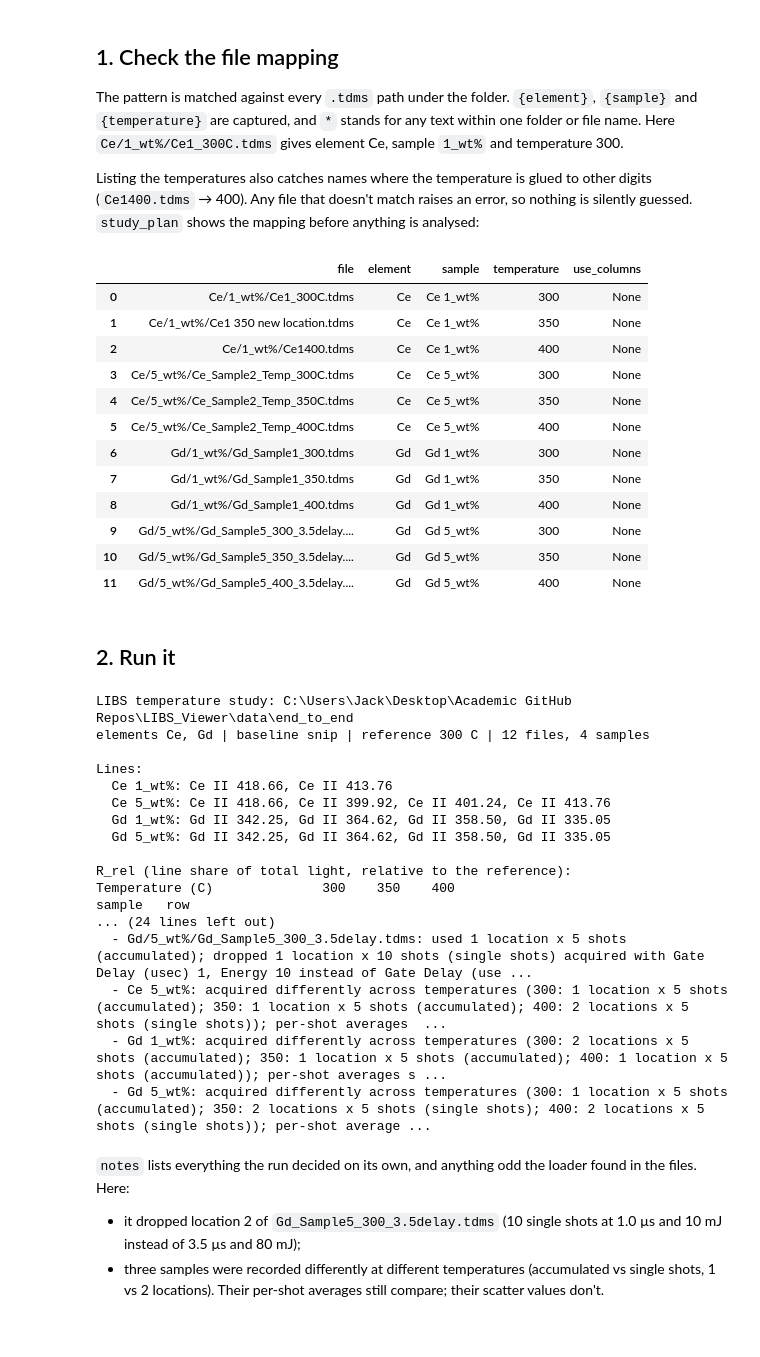
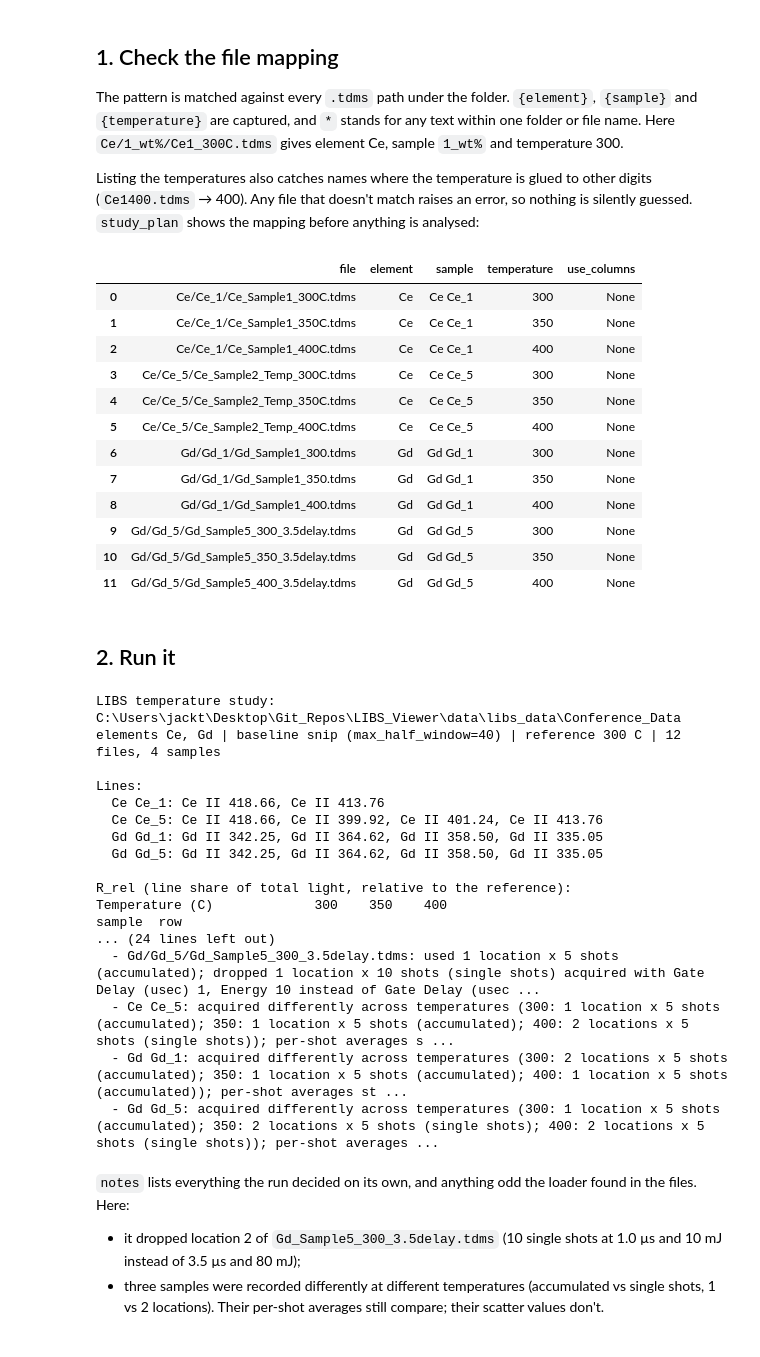
Before and after one commit to smithjt6/LIBS_Viewer, a Jupyter notebook: examples/quick_study.ipynb, the cells around one changed output. Saved outputs shown, nothing was run; the diff lists cells and outputs as text; code cells hidden in the pictures.

```diff
--- a/examples/quick_study.ipynb
+++ b/examples/quick_study.ipynb
@@ -25,25 +25,25 @@ The pattern is matched against every `.tdms` path under the folder. `{element}`,
 
 Listing the temperatures also catches names where the temperature is glued to other digits (`Ce1400.tdms` → 400). Any file that doesn't match raises an error, so nothing is silently guessed. `study_plan` shows the mapping before anything is analysed:
 # %%
-FOLDER = ROOT / 'data' / 'end_to_end'
+FOLDER = ROOT / 'data' / 'libs_data' / 'Conference_Data'
 PATTERN = '{element}/{sample}/*{temperature}*'
 TEMPERATURES = [300, 350, 400]
 
 LV.study_plan(FOLDER, pattern=PATTERN, temperatures=TEMPERATURES)
 # %% [output]
 |  | file | element | sample | temperature | use_columns |
-| 0 | Ce/1_wt%/Ce1_300C.tdms | Ce | Ce 1_wt% | 300 | None |
-| 1 | Ce/1_wt%/Ce1 350 new location.tdms | Ce | Ce 1_wt% | 350 | None |
-| 2 | Ce/1_wt%/Ce1400.tdms | Ce | Ce 1_wt% | 400 | None |
-| 3 | Ce/5_wt%/Ce_Sample2_Temp_300C.tdms | Ce | Ce 5_wt% | 300 | None |
-| 4 | Ce/5_wt%/Ce_Sample2_Temp_350C.tdms | Ce | Ce 5_wt% | 350 | None |
-| 5 | Ce/5_wt%/Ce_Sample2_Temp_400C.tdms | Ce | Ce 5_wt% | 400 | None |
-| 6 | Gd/1_wt%/Gd_Sample1_300.tdms | Gd | Gd 1_wt% | 300 | None |
-| 7 | Gd/1_wt%/Gd_Sample1_350.tdms | Gd | Gd 1_wt% | 350 | None |
-| 8 | Gd/1_wt%/Gd_Sample1_400.tdms | Gd | Gd 1_wt% | 400 | None |
-| 9 | Gd/5_wt%/Gd_Sample5_300_3.5delay.... | Gd | Gd 5_wt% | 300 | None |
-| 10 | Gd/5_wt%/Gd_Sample5_350_3.5delay.... | Gd | Gd 5_wt% | 350 | None |
-| 11 | Gd/5_wt%/Gd_Sample5_400_3.5delay.... | Gd | Gd 5_wt% | 400 | None |
+| 0 | Ce/Ce_1/Ce_Sample1_300C.tdms | Ce | Ce Ce_1 | 300 | None |
+| 1 | Ce/Ce_1/Ce_Sample1_350C.tdms | Ce | Ce Ce_1 | 350 | None |
+| 2 | Ce/Ce_1/Ce_Sample1_400C.tdms | Ce | Ce Ce_1 | 400 | None |
+| 3 | Ce/Ce_5/Ce_Sample2_Temp_300C.tdms | Ce | Ce Ce_5 | 300 | None |
+| 4 | Ce/Ce_5/Ce_Sample2_Temp_350C.tdms | Ce | Ce Ce_5 | 350 | None |
+| 5 | Ce/Ce_5/Ce_Sample2_Temp_400C.tdms | Ce | Ce Ce_5 | 400 | None |
+| 6 | Gd/Gd_1/Gd_Sample1_300.tdms | Gd | Gd Gd_1 | 300 | None |
+| 7 | Gd/Gd_1/Gd_Sample1_350.tdms | Gd | Gd Gd_1 | 350 | None |
+| 8 | Gd/Gd_1/Gd_Sample1_400.tdms | Gd | Gd Gd_1 | 400 | None |
+| 9 | Gd/Gd_5/Gd_Sample5_300_3.5delay.tdms | Gd | Gd Gd_5 | 300 | None |
+| 10 | Gd/Gd_5/Gd_Sample5_350_3.5delay.tdms | Gd | Gd Gd_5 | 350 | None |
+| 11 | Gd/Gd_5/Gd_Sample5_400_3.5delay.tdms | Gd | Gd Gd_5 | 400 | None |
 # %% [markdown]
 ## 2. Run it
 # %%
@@ -51,23 +51,23 @@ result = LV.run_study(FOLDER, elements=['Ce', 'Gd'], baseline='snip',
                       pattern=PATTERN, temperatures=TEMPERATURES)
 print(result.summary())
 # %% [output]
-LIBS temperature study: C:\Users\Jack\Desktop\Academic GitHub Repos\LIBS_Viewer\data\end_to_end
-elements Ce, Gd | baseline snip | reference 300 C | 12 files, 4 samples
+LIBS temperature study: C:\Users\jackt\Desktop\Git_Repos\LIBS_Viewer\data\libs_data\Conference_Data
+elements Ce, Gd | baseline snip (max_half_window=40) | reference 300 C | 12 files, 4 samples
 
 Lines:
-  Ce 1_wt%: Ce II 418.66, Ce II 413.76
-  Ce 5_wt%: Ce II 418.66, Ce II 399.92, Ce II 401.24, Ce II 413.76
-  Gd 1_wt%: Gd II 342.25, Gd II 364.62, Gd II 358.50, Gd II 335.05
-  Gd 5_wt%: Gd II 342.25, Gd II 364.62, Gd II 358.50, Gd II 335.05
+  Ce Ce_1: Ce II 418.66, Ce II 413.76
+  Ce Ce_5: Ce II 418.66, Ce II 399.92, Ce II 401.24, Ce II 413.76
+  Gd Gd_1: Gd II 342.25, Gd II 364.62, Gd II 358.50, Gd II 335.05
+  Gd Gd_5: Gd II 342.25, Gd II 364.62, Gd II 358.50, Gd II 335.05
 
 R_rel (line share of total light, relative to the reference):
-Temperature (C)              300    350    400
-sample   row
+Temperature (C)             300    350    400
+sample  row
 ... (24 lines left out)
-  - Gd/5_wt%/Gd_Sample5_300_3.5delay.tdms: used 1 location x 5 shots (accumulated); dropped 1 location x 10 shots (single shots) acquired with Gate Delay (usec) 1, Energy 10 instead of Gate Delay (use ...
-  - Ce 5_wt%: acquired differently across temperatures (300: 1 location x 5 shots (accumulated); 350: 1 location x 5 shots (accumulated); 400: 2 locations x 5 shots (single shots)); per-shot averages  ...
-  - Gd 1_wt%: acquired differently across temperatures (300: 2 locations x 5 shots (accumulated); 350: 1 location x 5 shots (accumulated); 400: 1 location x 5 shots (accumulated)); per-shot averages s ...
-  - Gd 5_wt%: acquired differently across temperatures (300: 1 location x 5 shots (accumulated); 350: 2 locations x 5 shots (single shots); 400: 2 locations x 5 shots (single shots)); per-shot average ...
+  - Gd/Gd_5/Gd_Sample5_300_3.5delay.tdms: used 1 location x 5 shots (accumulated); dropped 1 location x 10 shots (single shots) acquired with Gate Delay (usec) 1, Energy 10 instead of Gate Delay (usec ...
+  - Ce Ce_5: acquired differently across temperatures (300: 1 location x 5 shots (accumulated); 350: 1 location x 5 shots (accumulated); 400: 2 locations x 5 shots (single shots)); per-shot averages s ...
+  - Gd Gd_1: acquired differently across temperatures (300: 2 locations x 5 shots (accumulated); 350: 1 location x 5 shots (accumulated); 400: 1 location x 5 shots (accumulated)); per-shot averages st ...
+  - Gd Gd_5: acquired differently across temperatures (300: 1 location x 5 shots (accumulated); 350: 2 locations x 5 shots (single shots); 400: 2 locations x 5 shots (single shots)); per-shot averages ...
 # %% [markdown]
 `notes` lists everything the run decided on its own, and anything odd the loader found in the files. Here:
 
```
Also changed, not shown: parts of 7 cells of this notebook, 17 other files.
